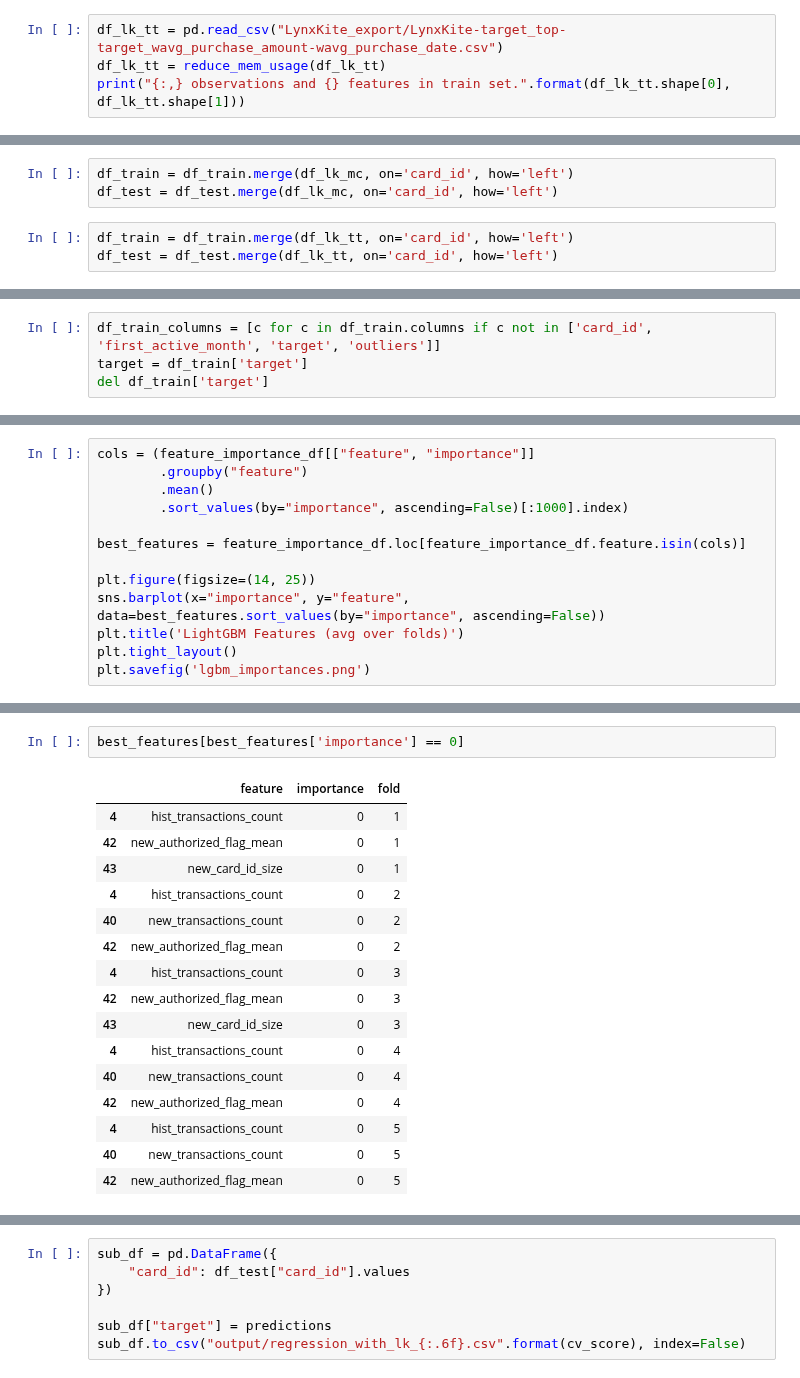
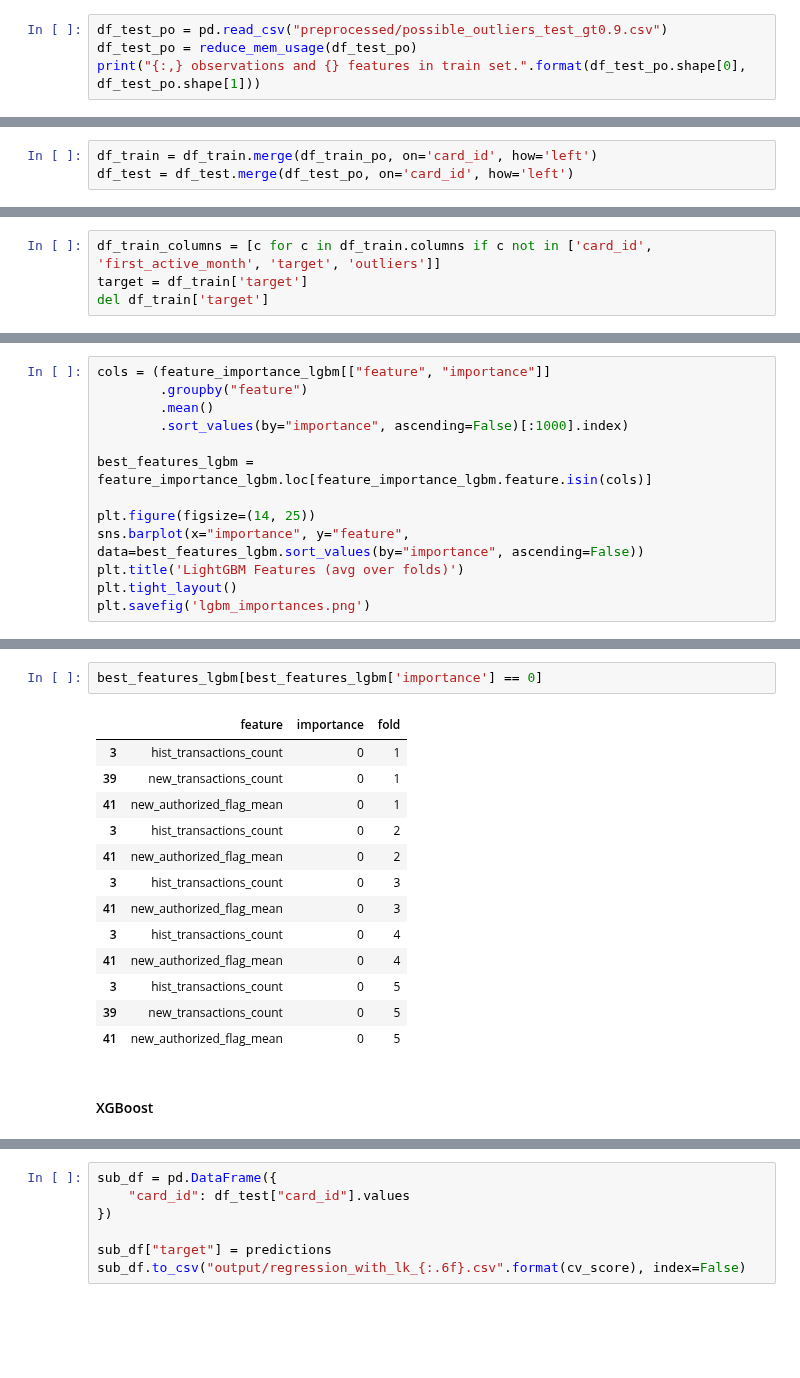
Before and after one commit to Zol-S/kaggle, a Jupyter notebook: Elo Merchant Category Recommendation/3.13_Stacking.ipynb, the cells around one changed output, grey strips where cells are left out. Drawn from its saved outputs; the diff is of its cells as text; blank space fills up the shorter version.

```diff
--- a/Elo Merchant Category Recommendation/3.13_Stacking.ipynb
+++ b/Elo Merchant Category Recommendation/3.13_Stacking.ipynb
@@ -296,5 +283,5 @@ df_lk_mc[:3]
 # %%
-df_lk_tt = pd.read_csv("LynxKite_export/LynxKite-target_top-target_wavg_purchase_amount-wavg_purchase_date.csv")
-df_lk_tt = reduce_mem_usage(df_lk_tt)
-print("{:,} observations and {} features in train set.".format(df_lk_tt.shape[0], df_lk_tt.shape[1]))
+df_test_po = pd.read_csv("preprocessed/possible_outliers_test_gt0.9.csv")
+df_test_po = reduce_mem_usage(df_test_po)
+print("{:,} observations and {} features in train set.".format(df_test_po.shape[0], df_test_po.shape[1]))
 # %% [output]
@@ -314,9 +295,6 @@ df_lk_tt[:3]
 # %%
-df_train = df_train.merge(df_lk_mc, on='card_id', how='left')
-df_test = df_test.merge(df_lk_mc, on='card_id', how='left')
+df_train = df_train.merge(df_train_po, on='card_id', how='left')
+df_test = df_test.merge(df_test_po, on='card_id', how='left')
-# %%
-df_train = df_train.merge(df_lk_tt, on='card_id', how='left')
-df_test = df_test.merge(df_lk_tt, on='card_id', how='left')
 # %% [markdown]
 ### Training
 [LightGBM parameter tuning](https://testlightgbm.readthedocs.io/en/latest/Parameters-tuning.html)<br/>
@@ -406,13 +382,13 @@ accuracy_score(target, predictions)
 # %%
-cols = (feature_importance_df[["feature", "importance"]]
+cols = (feature_importance_lgbm[["feature", "importance"]]
         .groupby("feature")
         .mean()
         .sort_values(by="importance", ascending=False)[:1000].index)
 
-best_features = feature_importance_df.loc[feature_importance_df.feature.isin(cols)]
+best_features_lgbm = feature_importance_lgbm.loc[feature_importance_lgbm.feature.isin(cols)]
 
 plt.figure(figsize=(14, 25))
-sns.barplot(x="importance", y="feature", data=best_features.sort_values(by="importance", ascending=False))
+sns.barplot(x="importance", y="feature", data=best_features_lgbm.sort_values(by="importance", ascending=False))
 plt.title('LightGBM Features (avg over folds)')
 plt.tight_layout()
 plt.savefig('lgbm_importances.png')
@@ -421,19 +397,18 @@ plt.savefig('lgbm_importances.png')
 # %%
-best_features[best_features['importance'] == 0]
+best_features_lgbm[best_features_lgbm['importance'] == 0]
 # %% [output]
 |  | feature | importance | fold |
-| 4 | hist_transactions_count | 0 | 1 |
-| 42 | new_authorized_flag_mean | 0 | 1 |
-| 43 | new_card_id_size | 0 | 1 |
-| 4 | hist_transactions_count | 0 | 2 |
-| 40 | new_transactions_count | 0 | 2 |
-| 42 | new_authorized_flag_mean | 0 | 2 |
-| 4 | hist_transactions_count | 0 | 3 |
-| 42 | new_authorized_flag_mean | 0 | 3 |
-| 43 | new_card_id_size | 0 | 3 |
-| 4 | hist_transactions_count | 0 | 4 |
-| 40 | new_transactions_count | 0 | 4 |
-| 42 | new_authorized_flag_mean | 0 | 4 |
-| 4 | hist_transactions_count | 0 | 5 |
-| 40 | new_transactions_count | 0 | 5 |
-| 42 | new_authorized_flag_mean | 0 | 5 |
+| 3 | hist_transactions_count | 0 | 1 |
+| 39 | new_transactions_count | 0 | 1 |
+| 41 | new_authorized_flag_mean | 0 | 1 |
+| 3 | hist_transactions_count | 0 | 2 |
+| 41 | new_authorized_flag_mean | 0 | 2 |
+| 3 | hist_transactions_count | 0 | 3 |
+| 41 | new_authorized_flag_mean | 0 | 3 |
+| 3 | hist_transactions_count | 0 | 4 |
+| 41 | new_authorized_flag_mean | 0 | 4 |
+| 3 | hist_transactions_count | 0 | 5 |
+| 39 | new_transactions_count | 0 | 5 |
+| 41 | new_authorized_flag_mean | 0 | 5 |
+# %% [markdown]
+#### XGBoost
```
Also changed, not shown: parts of 24 cells of this notebook, 5 other files.
